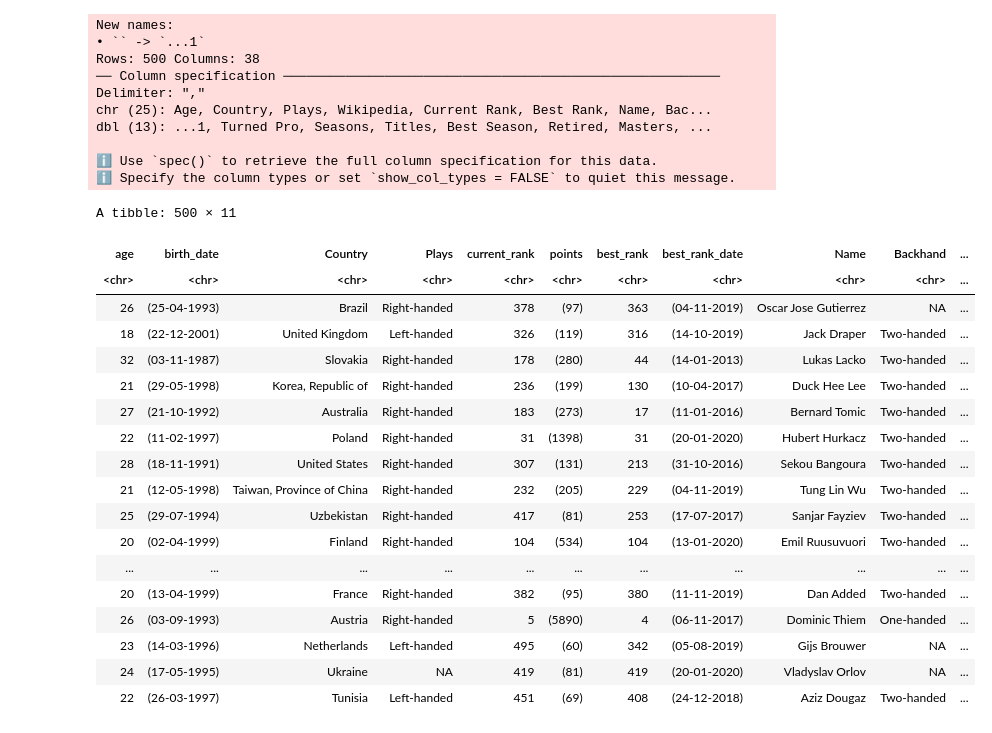
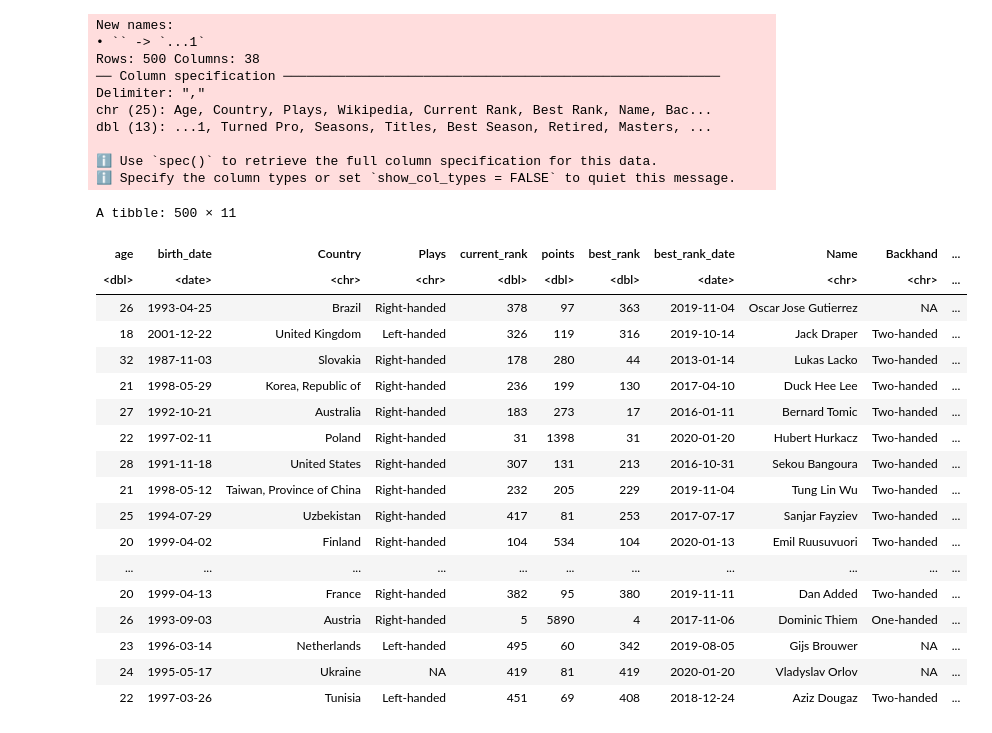
Before and after one commit to ShailaRoux/dsci-100-2023w1-group-42, a Jupyter notebook: group_project_proposal.ipynb, the cells around one changed output. Saved outputs shown, nothing was run; the diff lists cells and outputs as text; code cells hidden in the pictures.

Commit message:
Further tidying of data

```diff
--- a/group_project_proposal.ipynb
+++ b/group_project_proposal.ipynb
@@ -23,39 +16,51 @@ library(tidymodels)
 # %%
 tennis_data <- read_csv("data/player_stats.csv")
+names(tennis_data)[names(tennis_data) == 'Prize Money'] <- 'prize_money'#renames Prize Money column to prize_money
 tidy_tennis <- tennis_data |>
-     select(Age:Plays,("Current Rank"):("Prize Money"))|> #Removes columns with high proportions of NA
-     separate(col=Age,into=c("age","birth_date"),sep=" ")|> #Separates age and birth date into seperate columns
-     separate(col=("Current Rank"),into=c("current_rank","points"),sep=" ")|> #Separates current rank and points into separate columns)
-     separate(col=("Best Rank"),into=c("best_rank", "best_rank_date"),sep=" ") #Separates best rank and date of best rank into separate columns
+    select(Age:Plays,("Current Rank"):prize_money)|> #Removes columns with high proportions of NA
+    separate(col=Age,into=c("age","birth_date"),sep=" ")|> #Separates age and birth date into seperate columns
+    separate(col=("Current Rank"),into=c("current_rank","points"),sep=" ")|> #Separates current rank and points into separate columns)
+    separate(col=("Best Rank"),into=c("best_rank", "best_rank_date"),sep=" ")|> #Separates best rank and date of best rank into separate columns
+    mutate(birth_date= gsub("[()]","",birth_date)) |> #Removes brackets
+    mutate(points= gsub("[()]", "", points)) |> #Removes brackets
+    mutate(best_rank_date=gsub("[()]","",best_rank_date))|> #Removes brackets
+    mutate(birth_date=as_date(birth_date, format='%d-%m-%Y')) |> #Converts birth_date column to date objects
+    mutate(best_rank_date=as_date(best_rank_date, format='%d-%m-%Y')) |> #Converts best_rank_date column to date objects
+    mutate(age=as.numeric(age)) |> #Converts age column to numberic objects
+    mutate(current_rank=as.numeric(current_rank)) |> #Converts current_rank column to numberic objects
+    mutate(points=as.numeric(points)) |> #Converts points column to numberic objects
+    mutate(best_rank=as.numeric(best_rank))|> #Converts best_rank column to numberic objects
+    mutate(prize_money=gsub("[US$]","",prize_money))
+
 tidy_tennis
 # %% [output]
 New names:
 • `` -> `...1`
 Rows: 500 Columns: 38
 ── Column specification ────────────────────────────────────────────────────────
 Delimiter: ","
 chr (25): Age, Country, Plays, Wikipedia, Current Rank, Best Rank, Name, Bac...
 dbl (13): ...1, Turned Pro, Seasons, Titles, Best Season, Retired, Masters, ...
 
 ℹ Use `spec()` to retrieve the full column specification for this data.
 ℹ Specify the column types or set `show_col_types = FALSE` to quiet this message.
 A tibble: 500 × 11
 | age | birth_date | Country | Plays | current_rank | points | best_rank | best_rank_date | Name | Backhand | ... |
-| <chr> | <chr> | <chr> | <chr> | <chr> | <chr> | <chr> | <chr> | <chr> | <chr> | ... |
-| 26 | (25-04-1993) | Brazil | Right-handed | 378 | (97) | 363 | (04-11-2019) | Oscar Jose Gutierrez | NA | ... |
-| 18 | (22-12-2001) | United Kingdom | Left-handed | 326 | (119) | 316 | (14-10-2019) | Jack Draper | Two-handed | ... |
-| 32 | (03-11-1987) | Slovakia | Right-handed | 178 | (280) | 44 | (14-01-2013) | Lukas Lacko | Two-handed | ... |
-| 21 | (29-05-1998) | Korea, Republic of | Right-handed | 236 | (199) | 130 | (10-04-2017) | Duck Hee Lee | Two-handed | ... |
-| 27 | (21-10-1992) | Australia | Right-handed | 183 | (273) | 17 | (11-01-2016) | Bernard Tomic | Two-handed | ... |
-| 22 | (11-02-1997) | Poland | Right-handed | 31 | (1398) | 31 | (20-01-2020) | Hubert Hurkacz | Two-handed | ... |
-| 28 | (18-11-1991) | United States | Right-handed | 307 | (131) | 213 | (31-10-2016) | Sekou Bangoura | Two-handed | ... |
-| 21 | (12-05-1998) | Taiwan, Province of China | Right-handed | 232 | (205) | 229 | (04-11-2019) | Tung Lin Wu | Two-handed | ... |
-| 25 | (29-07-1994) | Uzbekistan | Right-handed | 417 | (81) | 253 | (17-07-2017) | Sanjar Fayziev | Two-handed | ... |
-| 20 | (02-04-1999) | Finland | Right-handed | 104 | (534) | 104 | (13-01-2020) | Emil Ruusuvuori | Two-handed | ... |
+| <dbl> | <date> | <chr> | <chr> | <dbl> | <dbl> | <dbl> | <date> | <chr> | <chr> | ... |
+| 26 | 1993-04-25 | Brazil | Right-handed | 378 | 97 | 363 | 2019-11-04 | Oscar Jose Gutierrez | NA | ... |
+| 18 | 2001-12-22 | United Kingdom | Left-handed | 326 | 119 | 316 | 2019-10-14 | Jack Draper | Two-handed | ... |
+| 32 | 1987-11-03 | Slovakia | Right-handed | 178 | 280 | 44 | 2013-01-14 | Lukas Lacko | Two-handed | ... |
+| 21 | 1998-05-29 | Korea, Republic of | Right-handed | 236 | 199 | 130 | 2017-04-10 | Duck Hee Lee | Two-handed | ... |
+| 27 | 1992-10-21 | Australia | Right-handed | 183 | 273 | 17 | 2016-01-11 | Bernard Tomic | Two-handed | ... |
+| 22 | 1997-02-11 | Poland | Right-handed | 31 | 1398 | 31 | 2020-01-20 | Hubert Hurkacz | Two-handed | ... |
+| 28 | 1991-11-18 | United States | Right-handed | 307 | 131 | 213 | 2016-10-31 | Sekou Bangoura | Two-handed | ... |
+| 21 | 1998-05-12 | Taiwan, Province of China | Right-handed | 232 | 205 | 229 | 2019-11-04 | Tung Lin Wu | Two-handed | ... |
+| 25 | 1994-07-29 | Uzbekistan | Right-handed | 417 | 81 | 253 | 2017-07-17 | Sanjar Fayziev | Two-handed | ... |
+| 20 | 1999-04-02 | Finland | Right-handed | 104 | 534 | 104 | 2020-01-13 | Emil Ruusuvuori | Two-handed | ... |
 | ... | ... | ... | ... | ... | ... | ... | ... | ... | ... | ... |
-| 20 | (13-04-1999) | France | Right-handed | 382 | (95) | 380 | (11-11-2019) | Dan Added | Two-handed | ... |
-| 26 | (03-09-1993) | Austria | Right-handed | 5 | (5890) | 4 | (06-11-2017) | Dominic Thiem | One-handed | ... |
-| 23 | (14-03-1996) | Netherlands | Left-handed | 495 | (60) | 342 | (05-08-2019) | Gijs Brouwer | NA | ... |
-| 24 | (17-05-1995) | Ukraine | NA | 419 | (81) | 419 | (20-01-2020) | Vladyslav Orlov | NA | ... |
-| 22 | (26-03-1997) | Tunisia | Left-handed | 451 | (69) | 408 | (24-12-2018) | Aziz Dougaz | Two-handed | ... |
+| 20 | 1999-04-13 | France | Right-handed | 382 | 95 | 380 | 2019-11-11 | Dan Added | Two-handed | ... |
+| 26 | 1993-09-03 | Austria | Right-handed | 5 | 5890 | 4 | 2017-11-06 | Dominic Thiem | One-handed | ... |
+| 23 | 1996-03-14 | Netherlands | Left-handed | 495 | 60 | 342 | 2019-08-05 | Gijs Brouwer | NA | ... |
+| 24 | 1995-05-17 | Ukraine | NA | 419 | 81 | 419 | 2020-01-20 | Vladyslav Orlov | NA | ... |
+| 22 | 1997-03-26 | Tunisia | Left-handed | 451 | 69 | 408 | 2018-12-24 | Aziz Dougaz | Two-handed | ... |
 # %%
```
Also changed, not shown: parts of 2 cells of this notebook.
